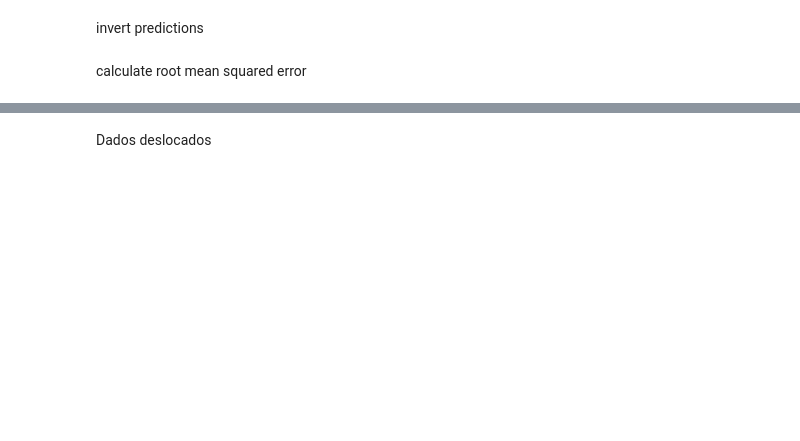
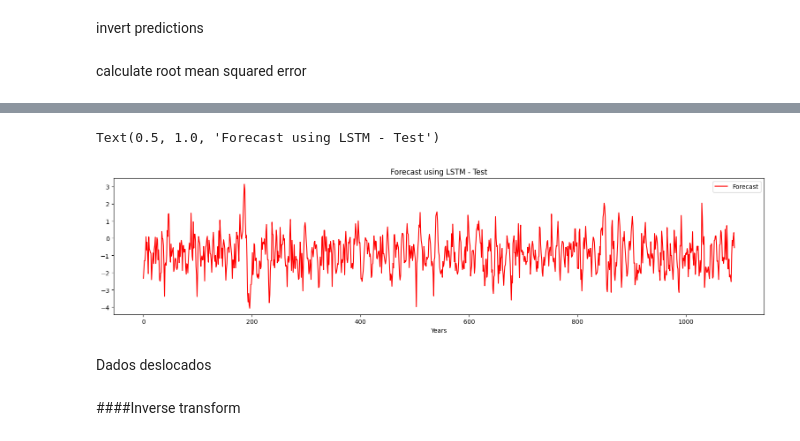
Before and after one commit to ThierrryScotto/cais_maua, a Jupyter notebook: cais_maua_time_series.ipynb, the cells around one changed output, grey strips where cells are left out. Saved outputs shown, nothing was run; the diff lists cells and outputs as text; code cells hidden in the pictures; blank space fills up the shorter version.

```diff
--- a/cais_maua_time_series.ipynb
+++ b/cais_maua_time_series.ipynb
@@ -663,2 +695,12 @@ Text(0.5, 1.0, 'Forecast using ARIMA - Test')
+# %%
+plt.figure(figsize=(19, 4))
+# plt.plot(index_test_normal, test_y_normal)
+plt.plot(index_train, train_predict, 'red')
+plt.legend(["Forecast", "Origin"])
+plt.xlabel("Years")
+plt.title("Forecast using LSTM - Test")
+# %% [output]
+Text(0.5, 1.0, 'Forecast using LSTM - Test')
+[figure, added]
 # %% [markdown]
 Dados deslocados
@@ -664,0 +722,2 @@ Dados deslocados
+# %% [markdown]
+####Inverse transform
```
Also changed, not shown: parts of 70 cells of this notebook.
